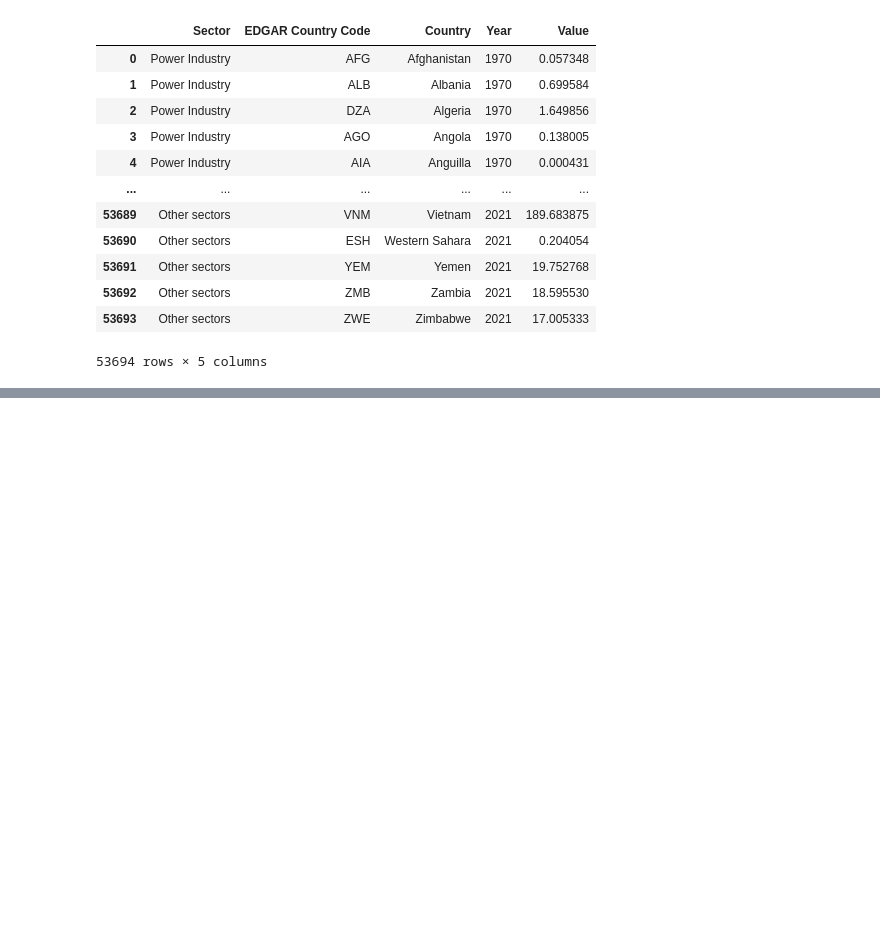
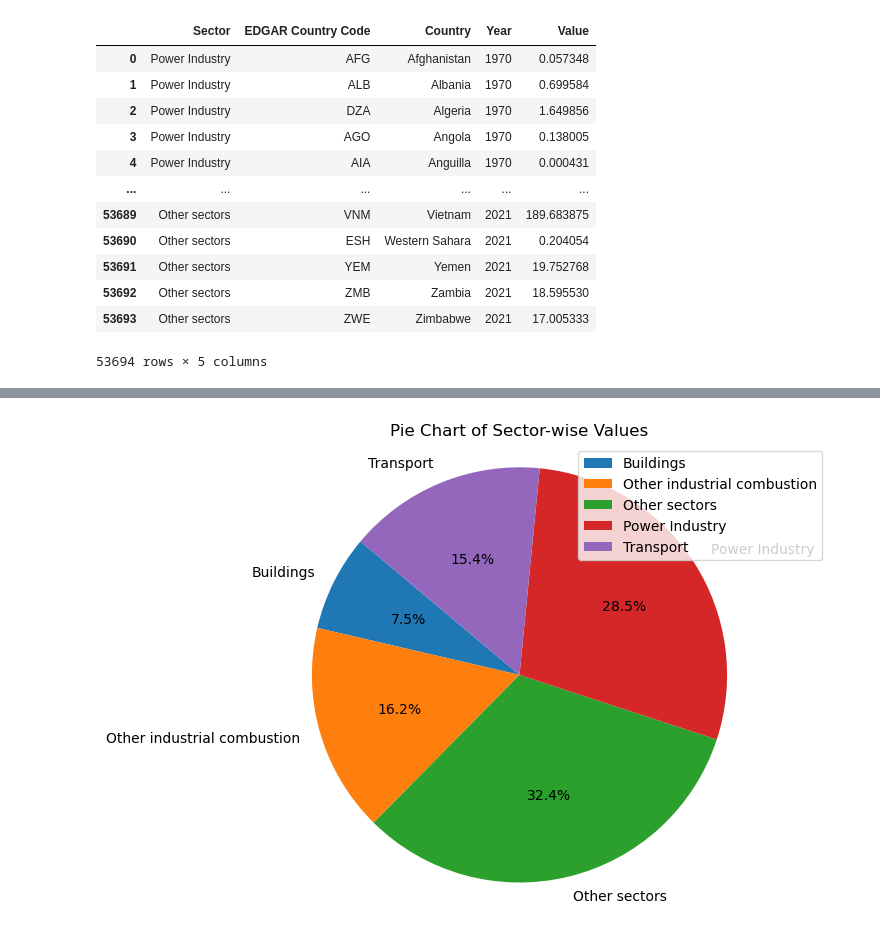
Before and after one commit to DiogoRibeiro7/Medium-Blog, a Jupyter notebook: clima_portugal/Untitled1.ipynb, the cells around one changed output, grey strips where cells are left out. Drawn from its saved outputs; the diff is of its cells as text; code cells hidden in the pictures; blank space fills up the shorter version.

```diff
--- a/clima_portugal/Untitled1.ipynb
+++ b/clima_portugal/Untitled1.ipynb
@@ -213,3 +213,5 @@ df_melted
 | 53692 | Other sectors | ZMB | Zambia | 2021 | 18.595530 |
 | 53693 | Other sectors | ZWE | Zimbabwe | 2021 | 17.005333 |
 53694 rows × 5 columns
+# %%
+df_grouped = df_melted.groupby(['Sector', "Year"]).sum("Value").reset_index()
@@ -215,0 +234,16 @@ df_melted
+# %%
+import matplotlib.pyplot as plt
+import seaborn as sns
+
+df_grouped = df_grouped[df_grouped["Year"]==2021].reset_index(drop=True)
+
+
+# Plot the pie chart
+plt.figure(figsize=(8, 6))
+plt.pie(df_grouped['Value'], labels=df_grouped.Sector, autopct='%1.1f%%', startangle=140)
+plt.title('Pie Chart of Sector-wise Values')
+plt.axis('equal')  # Equal aspect ratio ensures that pie is drawn as a circle.
+plt.legend(loc='best', labels=df_grouped.Sector)
+plt.show()
+# %% [output]
+[figure, added]
```
Also changed, not shown: parts of 2 cells of this notebook, 1 other file.
